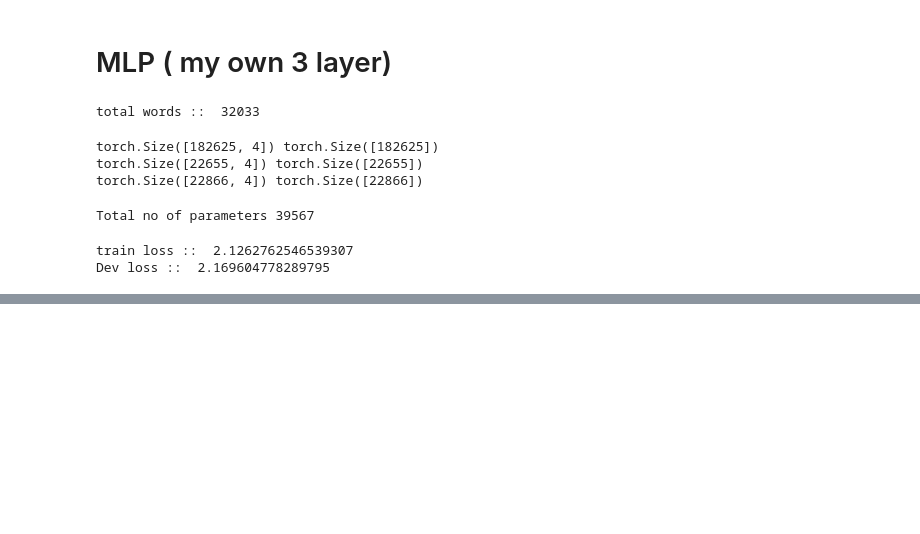
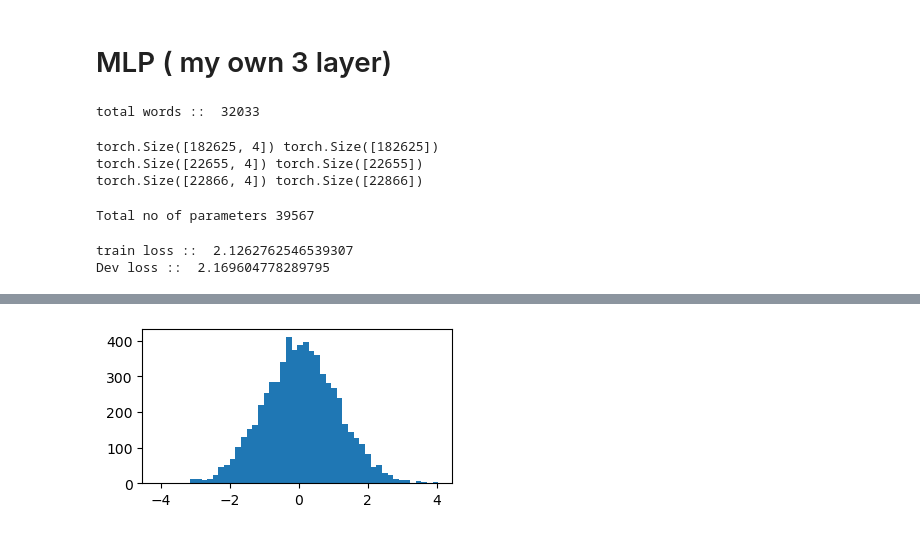
Before and after one commit to nishantssoni/codeDumps, a Jupyter notebook: makemore/makemore.ipynb, the cells around one changed output, grey strips where cells are left out. Drawn from its saved outputs; the diff is of its cells as text; code cells hidden in the pictures; blank space fills up the shorter version.

```diff
--- a/makemore/makemore.ipynb
+++ b/makemore/makemore.ipynb
@@ -507,0 +641,5 @@ Dev loss ::  2.169604778289795
+# %%
+plt.figure(figsize=(4,2))
+plt.hist(hprect.view(-1).tolist(),50);
+# %% [output]
+[figure, added]
```
Also changed, not shown: parts of 9 cells of this notebook.
